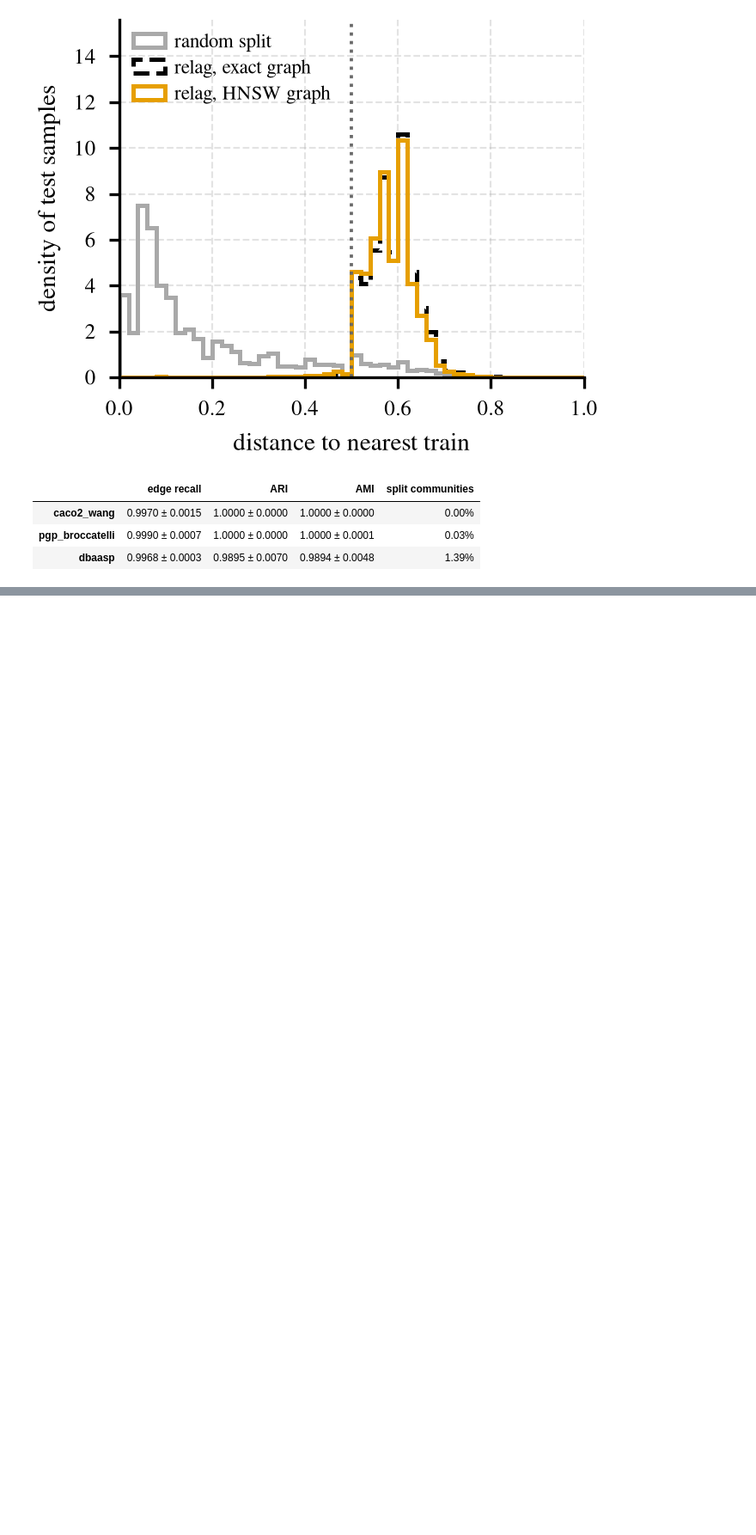
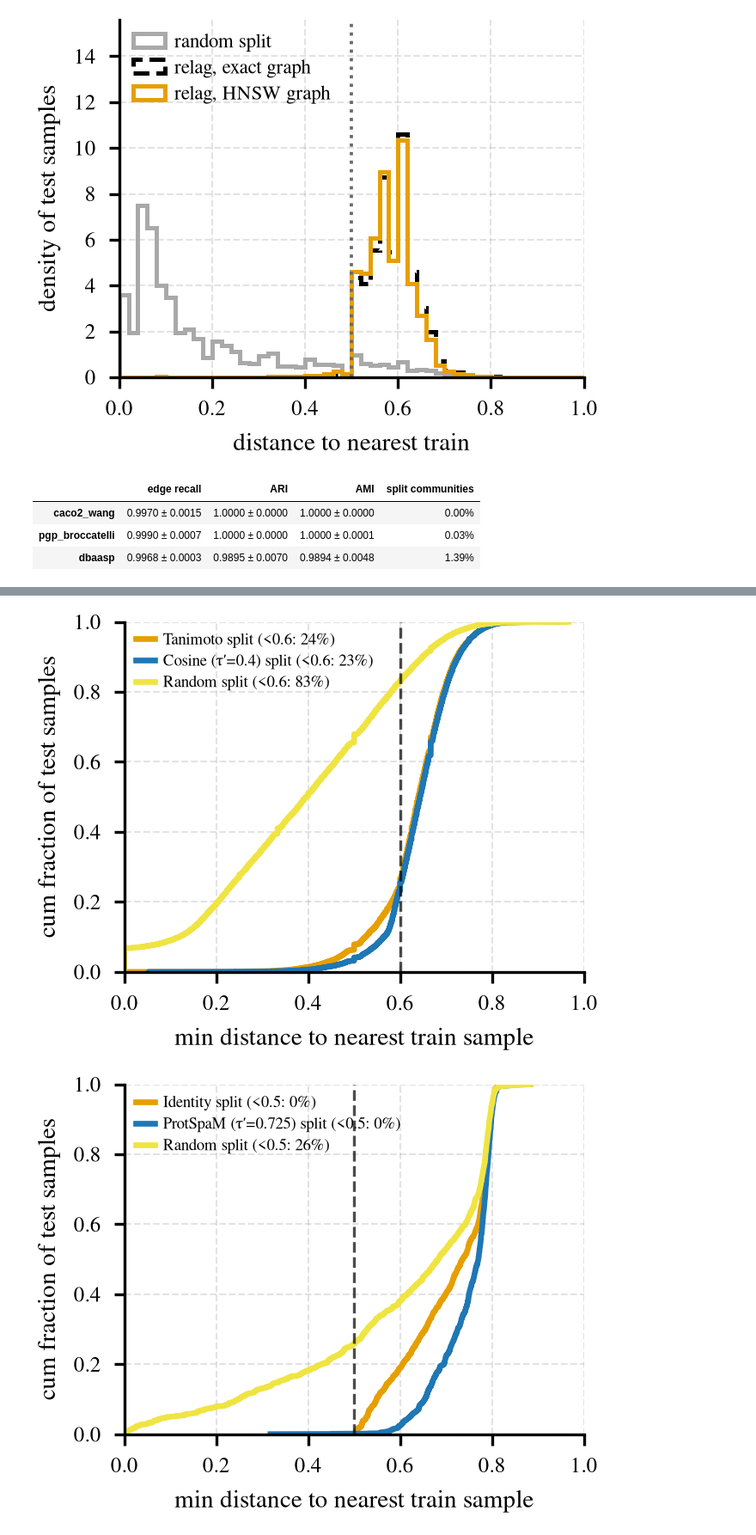
Before and after one commit to anthol42/relag-paper, a Jupyter notebook: notebooks/comparison_figures.ipynb, the cells around one changed output, grey strips where cells are left out. Shown at 86% size. Drawn from its saved outputs; the diff is of its cells as text; code cells hidden in the pictures; blank space fills up the shorter version.

Commit message:
Feat(experiment on distance robustness)

```diff
--- a/notebooks/comparison_figures.ipynb
+++ b/notebooks/comparison_figures.ipynb
@@ -1799,0 +1830,38 @@ fidelity_table
+# %%
+# ---- Distance robustness: leakage ECDF at the oracle threshold ------------------------
+# Reference distance from each test sample to its nearest train sample, pooled over datasets and split seeds.
+# One figure per modality; dashed line = benchmark threshold.
+
+DIST_SPLITS = [("reference", None), ("oracle", None), ("random", "Random split")]
+DIST_SPLIT_COLOR = {"reference": METHOD_COLOR["refnd"], "oracle": "tab:blue", "random": METHOD_COLOR["random"]}
+
+def plot_distance_ecdf(datasets: list[str], ref_label: str, alt_label: str):
+    labels = {"reference": f"{ref_label} split", "oracle": f"{alt_label} split", "random": "Random split"}
+    threshold = dist_res[datasets[0]]["reference_tau"]
+    fig, ax = plt.subplots(figsize=(FIG_W, FIG_H))
+    for split, _ in DIST_SPLITS:
+        dist = np.concatenate([np.concatenate(dist_res[n][split]["nn_dist"]) for n in datasets])
+        x = np.sort(dist)
+        y = np.arange(1, len(x) + 1) / len(x)
+        ax.plot(x, y, color=DIST_SPLIT_COLOR[split],
+                label=f"{labels[split]} (<{threshold:g}: {(dist < threshold).mean():.0%})")
+    ax.axvline(threshold, color="black", linestyle="--", linewidth=0.8, alpha=0.7)
+    ax.set_xlabel("min distance to nearest train sample", fontsize=7)
+    ax.set_ylabel("cum fraction of test samples", fontsize=7)
+    ax.tick_params(labelsize=6)
+    ax.set_xlim(0, 1)
+    ax.set_ylim(0, 1)
+    ax.legend(fontsize=4.5, handlelength=1.2, labelspacing=0.3, loc="upper left")
+    fig.tight_layout()
+    return fig
+
+fig = plot_distance_ecdf(DIST_MOLECULES, "Tanimoto", f"Cosine (τ′={dist_res[DIST_MOLECULES[0]]['oracle']['tau']:g})")
+plt.show()
+save_fig(fig, "distance_robustness_ecdf_molecule")
+
+fig = plot_distance_ecdf(["enzyme_topt"], "Identity", f"ProtSpaM (τ′={dist_res['enzyme_topt']['oracle']['tau']:g})")
+plt.show()
+save_fig(fig, "distance_robustness_ecdf_protein")
+# %% [output]
+[figure, added]
+[figure, added]
```
Also changed, not shown: parts of 2 cells of this notebook, 22 other files.
